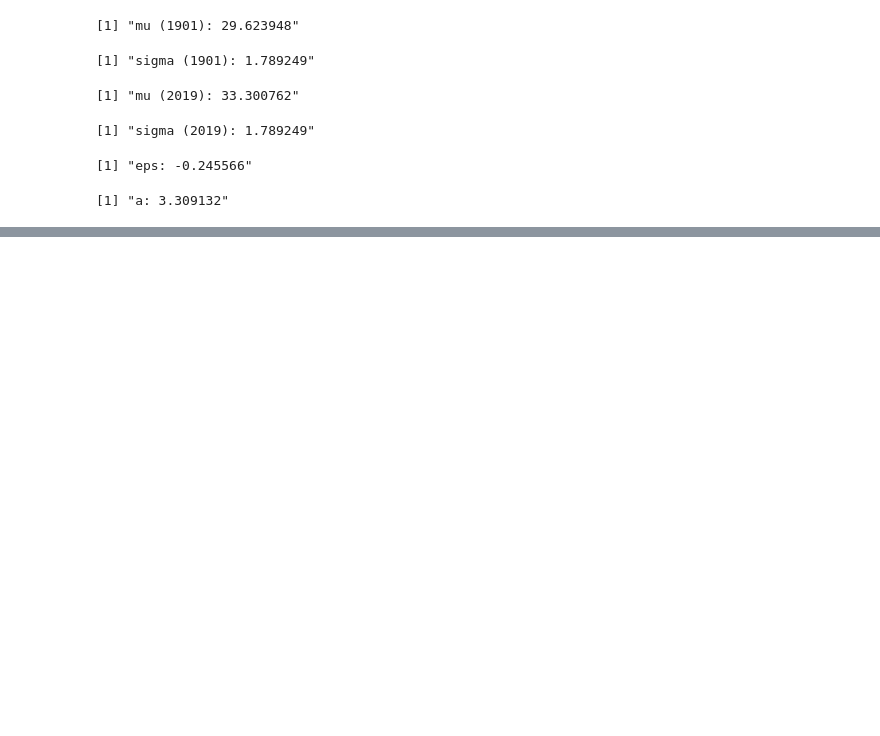
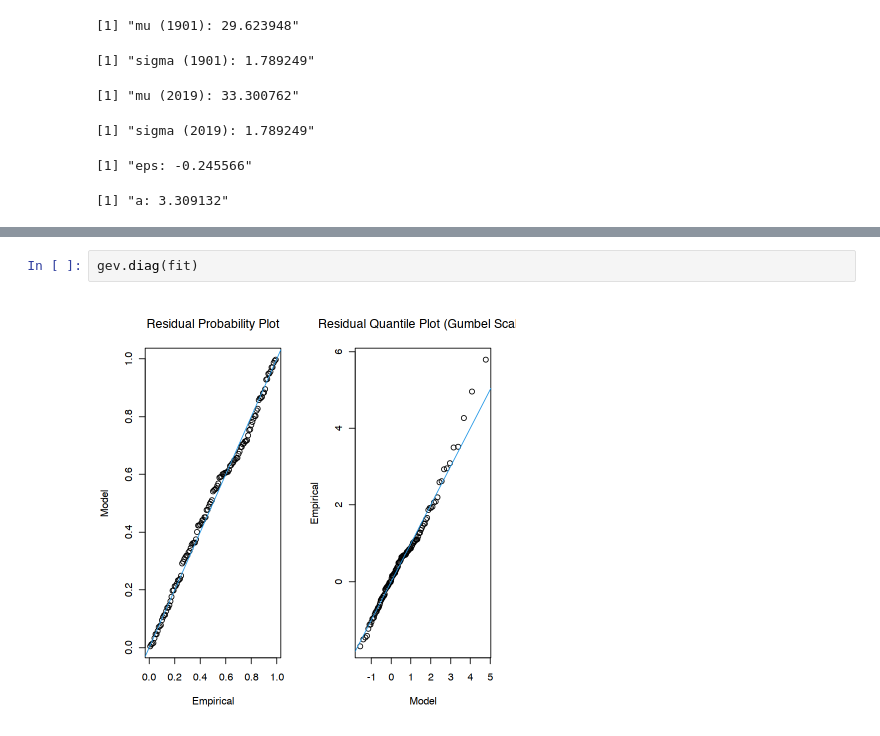
Before and after one commit to C3S-attribution-service/ToolsTesting, a Jupyter notebook: fit_gev.ipynb, the cells around one changed output, grey strips where cells are left out. Drawn from its saved outputs; the diff is of its cells as text; blank space fills up the shorter version.

```diff
--- a/fit_gev.ipynb
+++ b/fit_gev.ipynb
@@ -130,0 +160,4 @@ sprintf("a: %f", a_2019)
+# %%
+gev.diag(fit)
+# %% [output]
+[figure, added]
```
Also changed, not shown: parts of 5 cells of this notebook.
